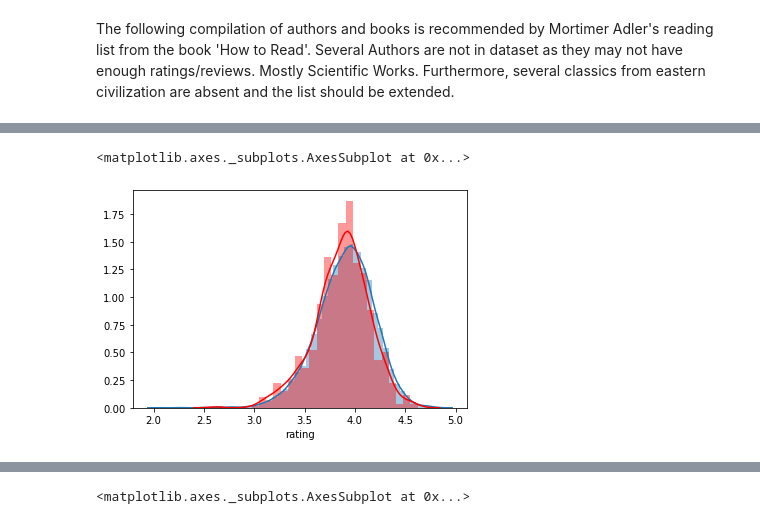
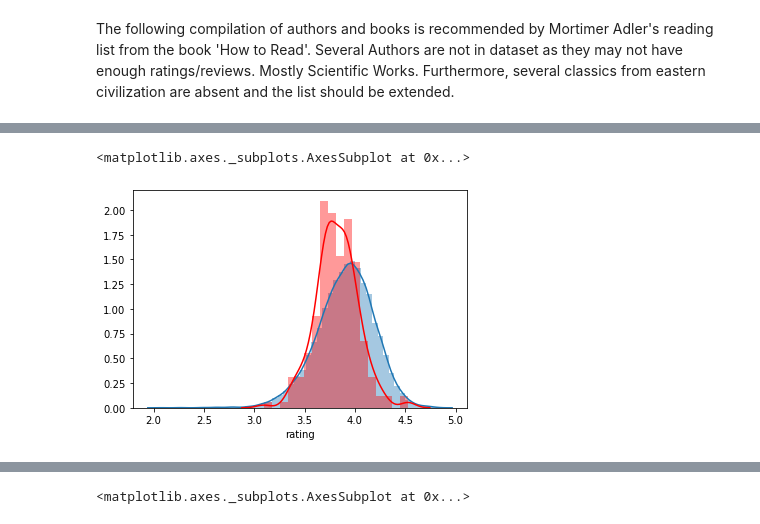
Before and after one commit to kross11480/courses, a Jupyter notebook: goodreads/books_analysis.ipynb, the cells around one changed output, grey strips where cells are left out. Drawn from its saved outputs; the diff is of its cells as text; code cells hidden in the pictures.

Commit message:
Feat: bug leading to spurious element in dataset edited.
- added the new dataset with classic book
- new comparison

```diff
--- a/goodreads/books_analysis.ipynb
+++ b/goodreads/books_analysis.ipynb
@@ -106,15 +115,14 @@ popularity_avg_ratings = books.iloc[high_rated_books].title.to_list()
 # %%
 books_summary_expert_rating= books_summary.merge( avg_ratings_per_book, on = 'book_id')
 books_summary_expert_rating["deviation"] = books_summary_expert_rating["rating"]-books_summary_expert_rating["average_rating"]
+books_summary_expert_rating["ratings/review_count"] = books_summary_expert_rating["work_ratings_count"]/books_summary_expert_rating["work_text_reviews_count"]
 books_summary_expert_rating.describe()
 #book_classics = books_summary_expert_rating[books_summary_expert_rating['original_publication_year'] < 1940]
 #book_modern = books_summary_expert_rating[books_summary_expert_rating['original_publication_year'] >= 1940]
-
 #avg_expert_rating_classics = book_classics['average_rating'].mean()
 #avg_expert_rating_modern = book_modern['average_rating'].mean()
 #print (avg_expert_rating_classics, avg_expert_rating_modern)
 #underrated books
-#books_summary_expert_rating.sort_values(by=['deviation','rating','work_text_reviews_count'],ascending=False).head(10)
 #book_classics.sort_values(by=['original_publication_year'])[240:260]
 #book_classics.sort_values(by=['work_text_reviews_count'])
 # %% [output]
@@ -134,6 +161,7 @@ Furthermore, several classics from eastern civilization are absent and the list
 # %%
 #Classics in dataset recommended by Mortimer Adler's reading list.
 #Authors
+
 authors = ['Homer', 'Aeschylus', 'Sophocles', 'Herodotus', 'Euripides', 'Thucydides',
            'Hippocrates', 'Aristophanes', 'Plato', 'Aristotle', 'Epicurus', 'Euclid', 'Archimedes', 'Perga', 'Cicero',
            'Lucretius', 'Virgil', 'Horace', 'Livy', 'Ovid', 'Plutarch', 'Tacitus', 'Gerasa', 'Epictetus', 'Ptolemy',
@@ -150,8 +178,9 @@ authors = ['Homer', 'Aeschylus', 'Sophocles', 'Herodotus', 'Euripides', 'Thucydi
            'Santayana', 'Lenin', 'Proust', 'Russell', 'Mann', 'Einstein', 'Joyce', 'Maritain', 'Kafka', 'Toynbee',
            'Sartre', 'Solzhenitsyn']
 
-t = books_summary_expert_rating[books_summary_expert_rating['authors'].str.contains('|'.join(authors))]
-t.describe()
-#t.head()
+classics = pd.read_csv( 'data/classic.csv' )
+
+rated_classic_authors = classics['authors'].tolist()
+classics.describe()
 # %% [output]
 |  | book_id | original_publication_year | average_rating | work_ratings_count | work_text_reviews_count | rating | ... |
@@ -165,0 +208,3 @@ t.describe()
+# %%
+classics["ratings/review_count"] = classics["work_ratings_count"]/classics["work_text_reviews_count"]
+classics.sort_values(by=['ratings/review_count','rating','work_text_reviews_count']).head(10)
@@ -174,24 +234,21 @@ o The standard deviation for classics(.23) is less than control set(.99)
 # %%
 import seaborn as sns
-t.head()
 
-#sns.stripplot(x=books_summary_expert_rating["rating"])
-#sns.stripplot(x=t["average_rating"],color=".8")
 
-#sns.violinplot(x=books_summary_expert_rating["rating"])
-#sns.violinplot(x=t["rating"],color=".8")
+
+
 
 #t.violinplot(column=['average_rating', 'rating'])
 sns.distplot(books_summary_expert_rating["rating"])
-sns.distplot(t["rating"],color="red")
+sns.distplot(classics["rating"],color="red")
 
 #t["rating"].plot.kde()
 #import matplotlib.pyplot as plt
 #fig = plt.figure()
 #for frame in [t,books_summary_expert_rating]:
 #    plt.hist(frame['average_rating'], normed=True, alpha=0.5)
 
 #plt.show()
 # %% [output]
 <matplotlib.axes._subplots.AxesSubplot at 0x...>
-[figure, old version]
+[figure, new version]
```
Also changed, not shown: parts of 8 cells of this notebook, 1 other file.
